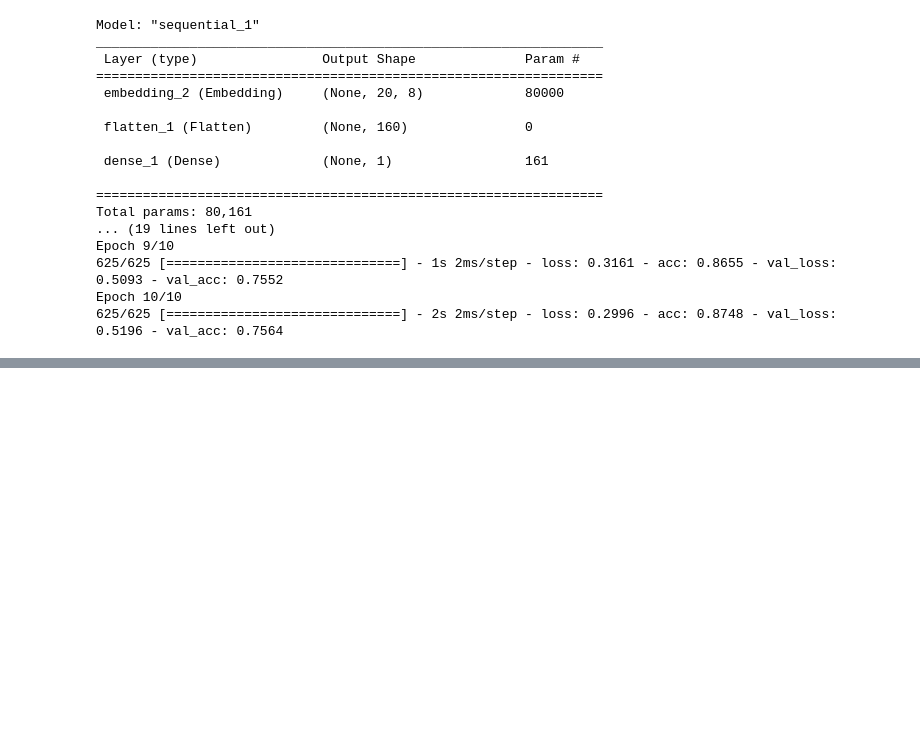
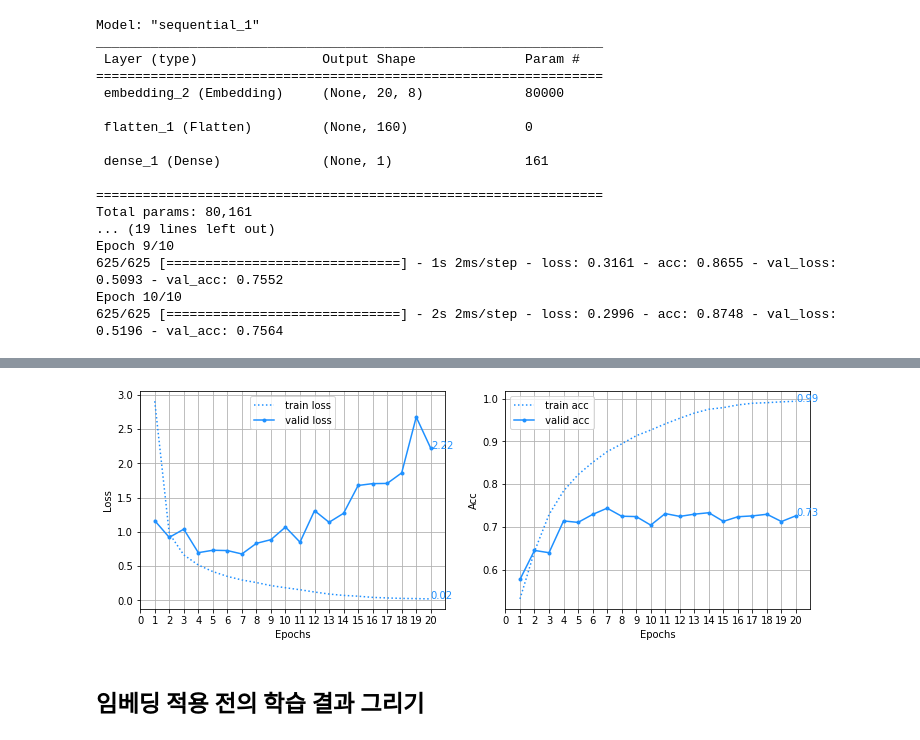
Before and after one commit to LeeHuiJong/Deep_learning, a Jupyter notebook: 6_1_using_word_embeddings.ipynb, the cells around one changed output, grey strips where cells are left out. Cells and saved outputs as stored; diff of their text form; code cells hidden in the pictures; blank space fills up the shorter version.

```diff
--- a/6_1_using_word_embeddings.ipynb
+++ b/6_1_using_word_embeddings.ipynb
@@ -70,0 +160,3 @@ Epoch 10/10
+# %%
+model = create_embeded_model(max_len, max_features, 100)
+model.summary()
@@ -70,0 +183,22 @@ Epoch 10/10
+# %%
+# 임베딩 메트릭스
+embed_mx = np.zeros((max_features, 100))
+# 매트릭스의 크기 : (500, 100)
+
+for idx in range(4, 504):
+  word = index2word[idx]
+  embed = word2embedding.get(word) # 딕셔너리.get 함수는 없으면 none값 반환
+  #print(word, embed)
+  if embed is not None:
+    embed_mx[idx-4] = embed
+# %%
+model.layers[1].set_weights([embed_mx]) # 가중치를 Glove 값으로 초기화(위에서 제작한 메트릭스 적용)
+# %%
+# 컴파일 및 학습
+model.compile(optimizer = 'rmsprop',
+              loss = 'binary_crossentropy',
+              metrics = ['acc'])
+history = model.fit(x_train, y_train,
+                    epochs = 20,
+                    batch_size = 32,
+                    validation_split = 0.2)
@@ -70,0 +223,6 @@ Epoch 10/10
+# %%
+# 학습 결과 그래프 그리기
+from plot_result import plot_lcurve
+plot_lcurve([history], [''], ['dodgerblue'])
+# %% [output]
+[figure, added]
@@ -70,0 +231,2 @@ Epoch 10/10
+# %% [markdown]
+## 임베딩 적용 전의 학습 결과 그리기
```
Also changed, not shown: parts of 18 cells of this notebook.
